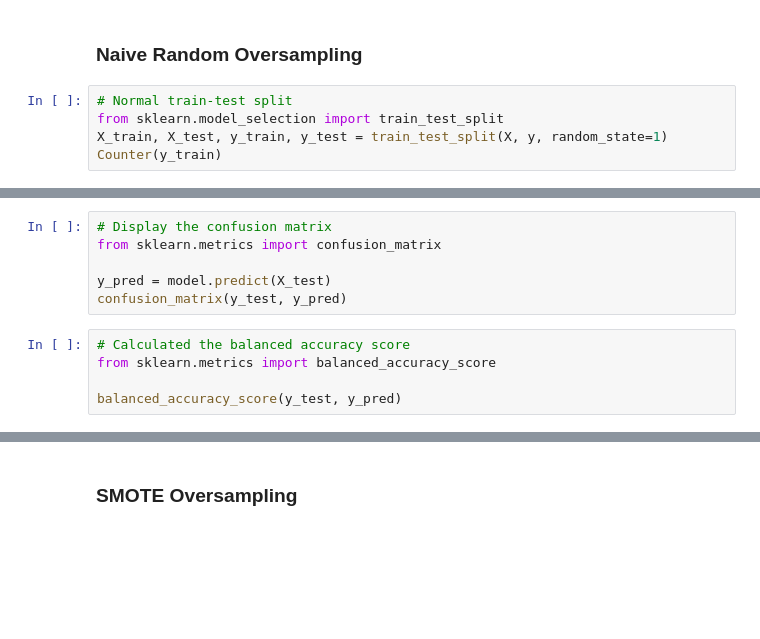
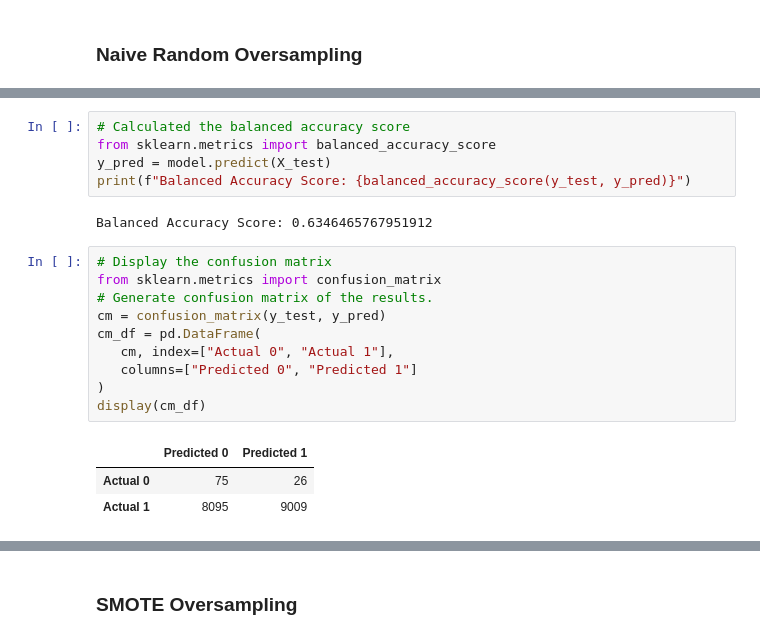
Before and after one commit to scottja312/Module-17-Challenge, a Jupyter notebook: credit_risk_resampling-Copy1.ipynb, the cells around one changed output, grey strips where cells are left out. Drawn from its saved outputs; the diff is of its cells as text; blank space fills up the shorter version.

```diff
--- a/credit_risk_resampling-Copy1.ipynb
+++ b/credit_risk_resampling-Copy1.ipynb
@@ -150,11 +249,6 @@ In this section, you will compare two oversampling algorithms to determine which
 Note: Use a random state of 1 for each sampling algorithm to ensure consistency between tests
 # %% [markdown]
 ### Naive Random Oversampling
-# %%
-# Normal train-test split
-from sklearn.model_selection import train_test_split
-X_train, X_test, y_train, y_test = train_test_split(X, y, random_state=1)
-Counter(y_train)
 # %%
 # Resample the training data with the RandomOversampler
 from imblearn.over_sampling import RandomOverSampler
@@ -171,14 +269,24 @@ model.fit(X_resampled, y_resampled)
 # %%
-# Display the confusion matrix
-from sklearn.metrics import confusion_matrix
-
+# Calculated the balanced accuracy score
+from sklearn.metrics import balanced_accuracy_score
 y_pred = model.predict(X_test)
-confusion_matrix(y_test, y_pred)
+print(f"Balanced Accuracy Score: {balanced_accuracy_score(y_test, y_pred)}")
+# %% [output]
+Balanced Accuracy Score: 0.6346465767951912
-# %%
-# Calculated the balanced accuracy score
-from sklearn.metrics import balanced_accuracy_score
-
-balanced_accuracy_score(y_test, y_pred)
+# %%
+# Display the confusion matrix
+from sklearn.metrics import confusion_matrix
+# Generate confusion matrix of the results.
+cm = confusion_matrix(y_test, y_pred)
+cm_df = pd.DataFrame(
+   cm, index=["Actual 0", "Actual 1"],
+   columns=["Predicted 0", "Predicted 1"]
+)
+display(cm_df)
+# %% [output]
+|  | Predicted 0 | Predicted 1 |
+| Actual 0 | 75 | 26 |
+| Actual 1 | 8095 | 9009 |
 # %%
 # Print the imbalanced classification report
 from imblearn.metrics import classification_report_imbalanced
```
Also changed, not shown: parts of 19 cells of this notebook.
